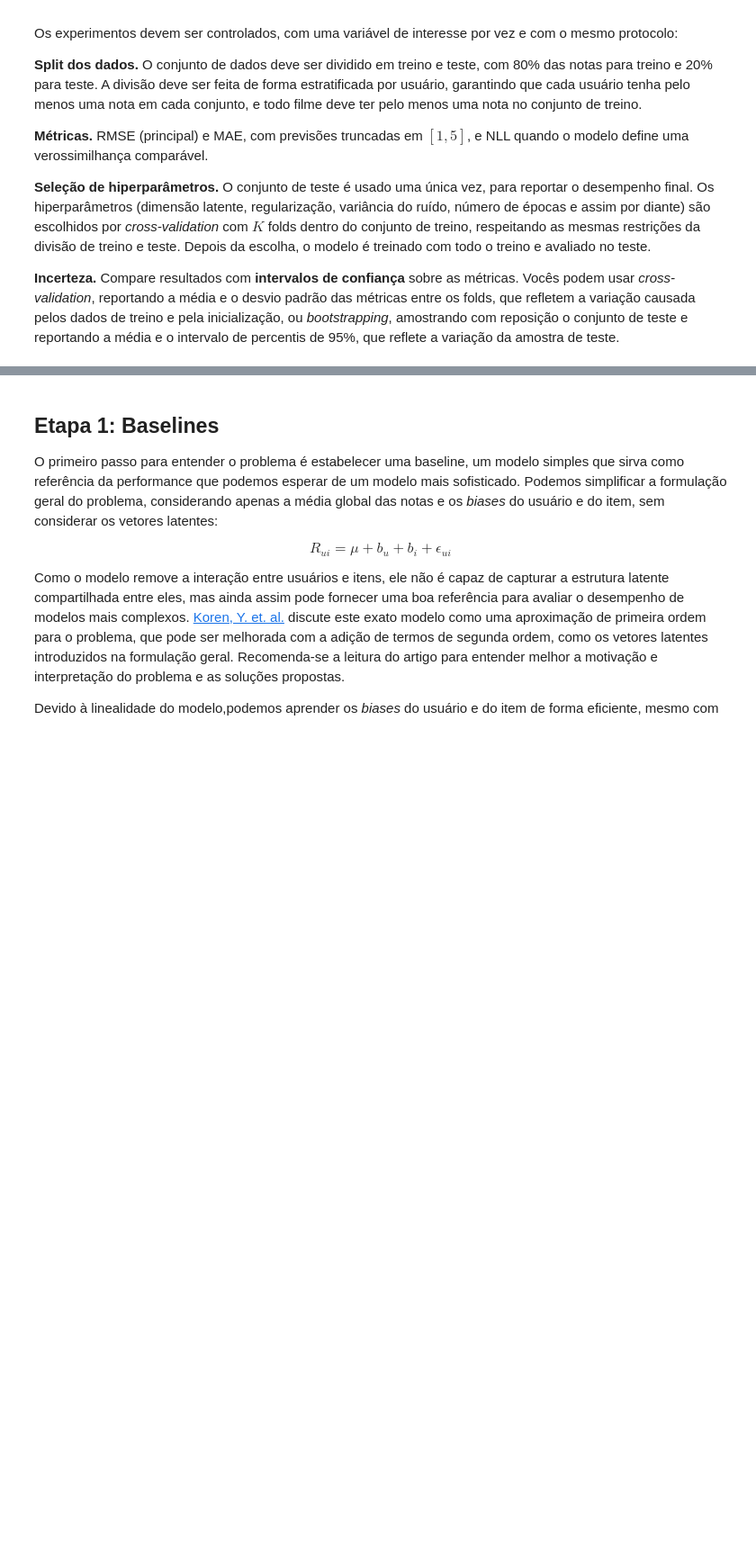
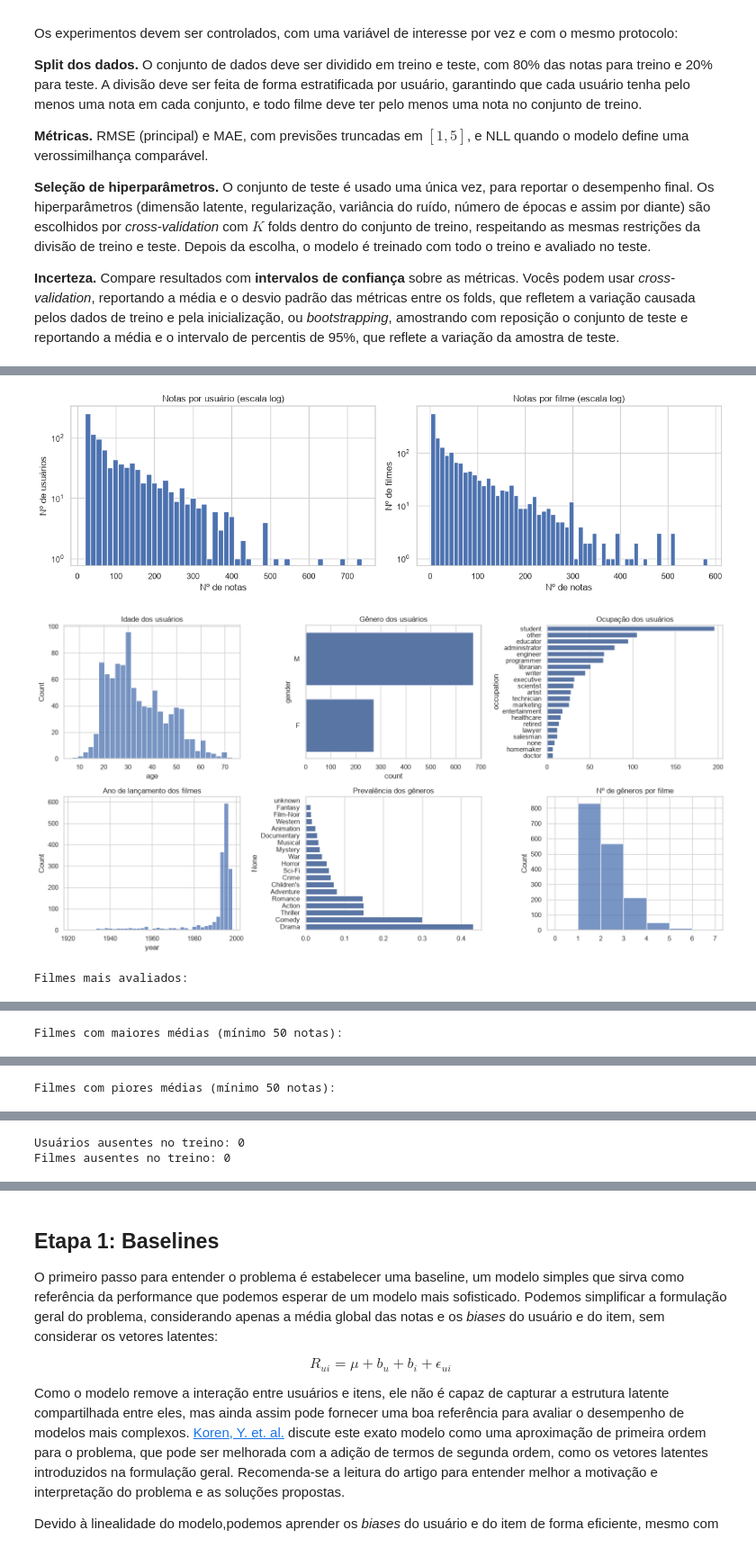
Before and after one commit to tocktopus/mc847-unsupervised-learning-project, a Jupyter notebook: unsupervised_assignment_2s2026.ipynb, the cells around one changed output, grey strips where cells are left out. Shown at 90% size. Drawn from its saved outputs; the diff is of its cells as text; code cells hidden in the pictures; blank space fills up the shorter version.

```diff
--- a/unsupervised_assignment_2s2026.ipynb
+++ b/unsupervised_assignment_2s2026.ipynb
@@ -292,0 +386,76 @@ train_df, test_df = split_ratings(ratings, seed=SEED)
+# %%
+# Atividade e cauda longa
+fig, axes = plt.subplots(1, 2, figsize=(13, 4))
+
+axes[0].hist(user_stats["count"], bins=50)
+axes[0].set_yscale("log")
+axes[0].set_title("Notas por usuário (escala log)")
+axes[0].set_xlabel("Nº de notas"); axes[0].set_ylabel("Nº de usuários")
+
+axes[1].hist(item_stats["count"], bins=60)
+axes[1].set_yscale("log")
+axes[1].set_title("Notas por filme (escala log)")
+axes[1].set_xlabel("Nº de notas"); axes[1].set_ylabel("Nº de filmes")
+
+fig.tight_layout(); plt.show()
+
+# Metadados
+fig, axes = plt.subplots(2, 3, figsize=(16, 8))
+
+sns.histplot(users["age"], bins=30, ax=axes[0, 0])
+axes[0, 0].set_title("Idade dos usuários")
+
+sns.countplot(data=users, y="gender", ax=axes[0, 1],
+              order=users["gender"].value_counts().index)
+axes[0, 1].set_title("Gênero dos usuários")
+
+occ = users["occupation"].value_counts()
+sns.barplot(x=occ.values, y=occ.index, ax=axes[0, 2])
+axes[0, 2].set_title("Ocupação dos usuários")
+
+sns.histplot(movies["year"].dropna(), bins=40, ax=axes[1, 0])
+axes[1, 0].set_title("Ano de lançamento dos filmes")
+
+genre_prev = movies[GENRES].mean().sort_values()
+sns.barplot(x=genre_prev.values, y=genre_prev.index, ax=axes[1, 1])
+axes[1, 1].set_title("Prevalência dos gêneros")
+
+sns.histplot(movies[GENRES].sum(axis=1), bins=range(0, 8),
+             ax=axes[1, 2])
+axes[1, 2].set_title("Nº de gêneros por filme")
+
+fig.tight_layout(); plt.show()
+
+# Exemplos extremos
+movie_info = movies.set_index("item_id")[["title", "year"]]
+
+print("Filmes mais avaliados:")
+display(item_stats.sort_values("count", ascending=False).head(10).join(movie_info))
+
+min_count = 50
+qualified = item_stats[item_stats["count"] >= min_count]
+print(f"Filmes com maiores médias (mínimo {min_count} notas):")
+display(qualified.sort_values("mean", ascending=False).head(10).join(movie_info))
+print(f"Filmes com piores médias (mínimo {min_count} notas):")
+display(qualified.sort_values("mean").head(10).join(movie_info))
+
+# Sanidade do split
+def split_summary(df: pd.DataFrame, name: str) -> pd.Series:
+    return pd.Series({
+        "n_ratings": len(df),
+        "n_users": df["user_id"].nunique(),
+        "n_items": df["item_id"].nunique(),
+        "rating_mean": df["rating"].mean(),
+        "rating_std": df["rating"].std(),
+    }, name=name)
+
+display(pd.concat([split_summary(train_df, "train"),
+                   split_summary(test_df, "test")], axis=1))
+
+print("Usuários ausentes no treino:", n_users - train_df["user_id"].nunique())
+print("Filmes ausentes no treino:", n_items - train_df["item_id"].nunique())
+display(test_df.groupby("user_id").size().describe().rename("notas de teste por usuário"))
+# %% [output]
+[figure, added]
+[figure, added]
+Filmes mais avaliados:
@@ -292,0 +474 @@ train_df, test_df = split_ratings(ratings, seed=SEED)
+Filmes com maiores médias (mínimo 50 notas):
@@ -292,0 +487 @@ train_df, test_df = split_ratings(ratings, seed=SEED)
+Filmes com piores médias (mínimo 50 notas):
@@ -292,0 +506,2 @@ train_df, test_df = split_ratings(ratings, seed=SEED)
+Usuários ausentes no treino: 0
+Filmes ausentes no treino: 0
```
Also changed, not shown: parts of 4 cells of this notebook.
